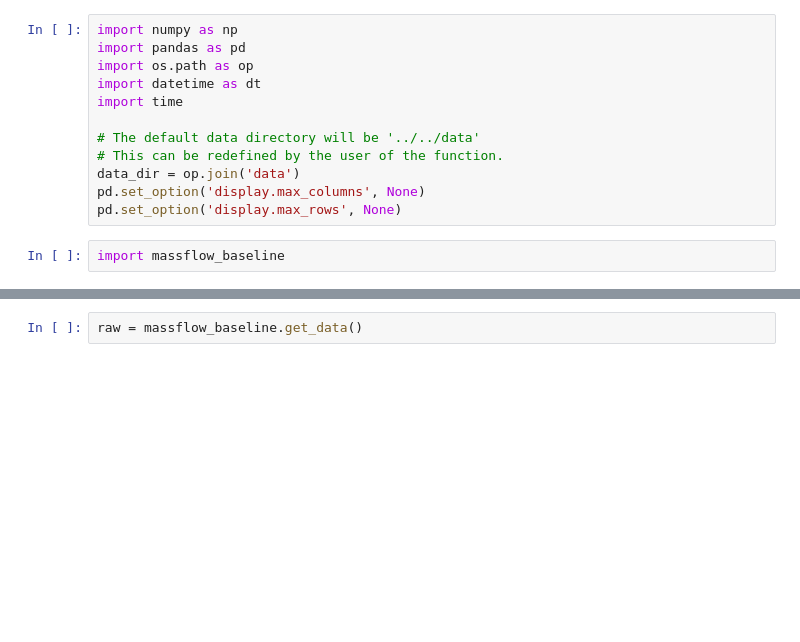
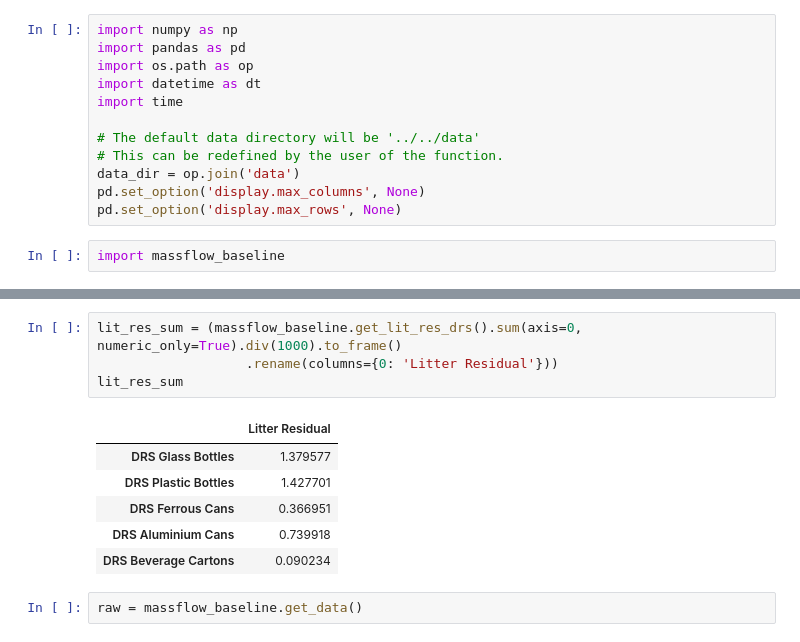
Before and after one commit to joanw0226/foe, a Jupyter notebook: pub_1111.ipynb, the cells around one changed output, grey strips where cells are left out. Cells and saved outputs as stored; diff of their text form; blank space fills up the shorter version.

```diff
--- a/pub_1111.ipynb
+++ b/pub_1111.ipynb
@@ -15,3 +30,14 @@ import massflow_baseline
+# %%
+lit_res_sum = (massflow_baseline.get_lit_res_drs().sum(axis=0, numeric_only=True).div(1000).to_frame()
+                   .rename(columns={0: 'Litter Residual'}))
+lit_res_sum
+# %% [output]
+|  | Litter Residual |
+| DRS Glass Bottles | 1.379577 |
+| DRS Plastic Bottles | 1.427701 |
+| DRS Ferrous Cans | 0.366951 |
+| DRS Aluminium Cans | 0.739918 |
+| DRS Beverage Cartons | 0.090234 |
 # %%
 raw = massflow_baseline.get_data()
 # %% [markdown]
```
Also changed, not shown: parts of 3 cells of this notebook, 9 other files.
